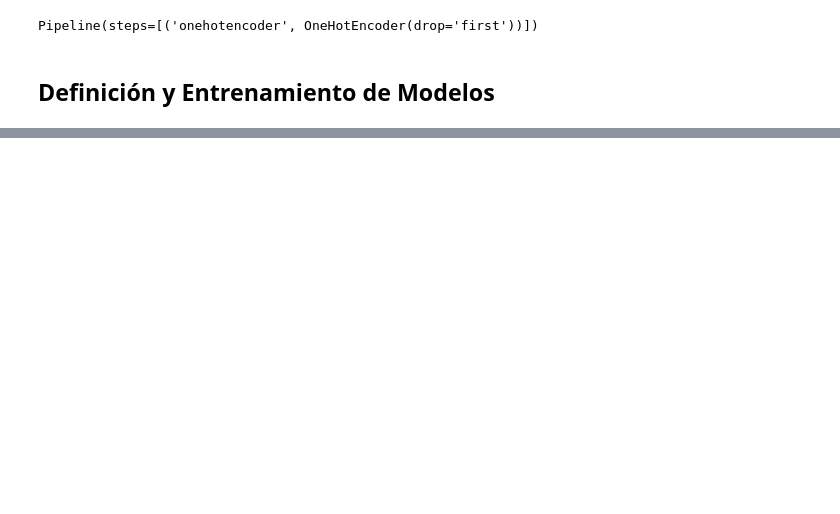
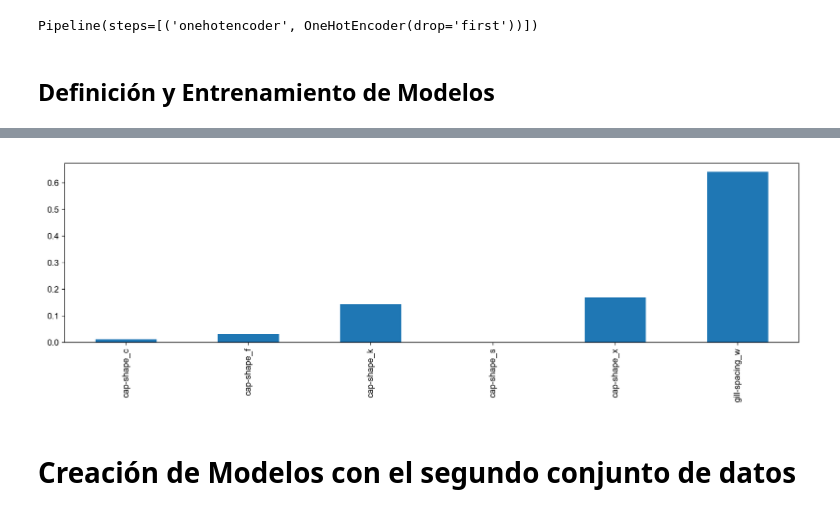
Before and after one commit to pinnzonandres/Proyecto_MLII, a Jupyter notebook: notebooks/exploration.ipynb, the cells around one changed output, grey strips where cells are left out. Saved outputs shown, nothing was run; the diff lists cells and outputs as text; code cells hidden in the pictures; blank space fills up the shorter version.

```diff
--- a/notebooks/exploration.ipynb
+++ b/notebooks/exploration.ipynb
@@ -753,0 +757,20 @@ plt.show()
+# %%
+# Realizamos un gráfico de importancia en las variables según el Arból de Decisión
+from sklearn import tree
+
+# Realizamos un OneHotEncoder para poder recuperar el nombre dado a las variables
+encoder = OneHotEncoder(drop='first')
+X_endoded = encoder.fit_transform(X)
+vars = encoder.get_feature_names_out()
+
+importances = modelo['decision_tree'].best_estimator_._final_estimator.feature_importances_
+forest_importances = pd.Series(importances, index=vars)
+
+plt.figure(figsize=(15, 5))
+forest_importances.plot.bar()
+plt.tight_layout()
+plt.show()
+# %% [output]
+[figure, added]
+# %% [markdown]
+# Creación de Modelos con el segundo conjunto de datos
```
Also changed, not shown: parts of 38 cells of this notebook, 1 other file.
